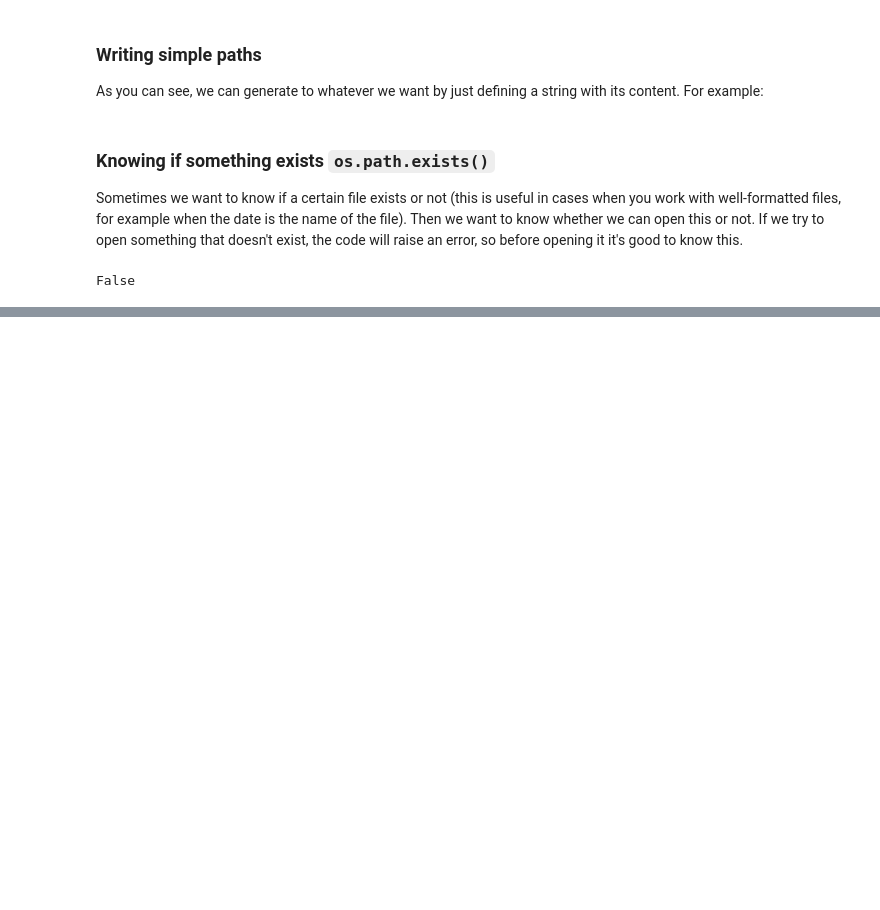
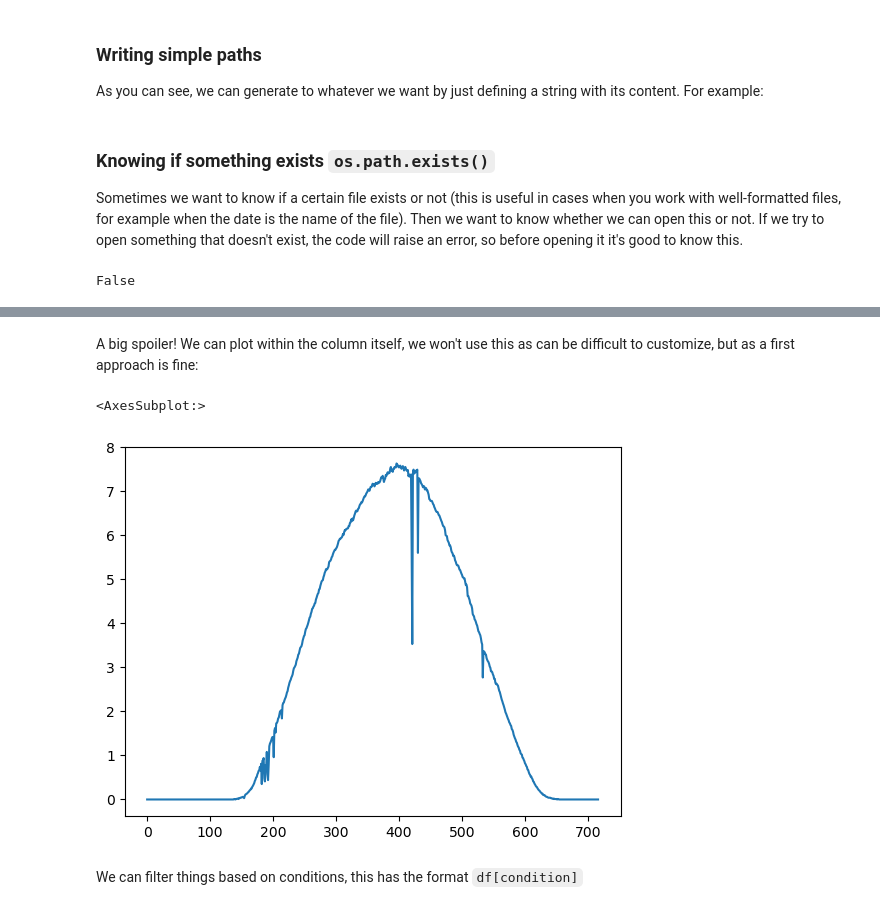
Before and after one commit to LudCano/LFA-python-short-course, a Jupyter notebook: Week2.ipynb, the cells around one changed output, grey strips where cells are left out. Drawn from its saved outputs; the diff is of its cells as text; code cells hidden in the pictures; blank space fills up the shorter version.

```diff
--- a/Week2.ipynb
+++ b/Week2.ipynb
@@ -77,0 +164,3 @@ For now we will stay here, and if needed we will learn more things for `os` and
+# %%
+df = pd.read_csv('data_samples/IUV_18_06.csv')
+df
@@ -77,0 +251,9 @@ For now we will stay here, and if needed we will learn more things for `os` and
+# %% [markdown]
+A big spoiler! We can plot within the column itself, we won't use this as can be difficult to customize, but as a first approach is fine:
+# %%
+df.IUV.plot()
+# %% [output]
+<AxesSubplot:>
+[figure, added]
+# %% [markdown]
+We can filter things based on conditions, this has the format `df[condition]`
```
Also changed, not shown: parts of 51 cells of this notebook, 3 other files.
